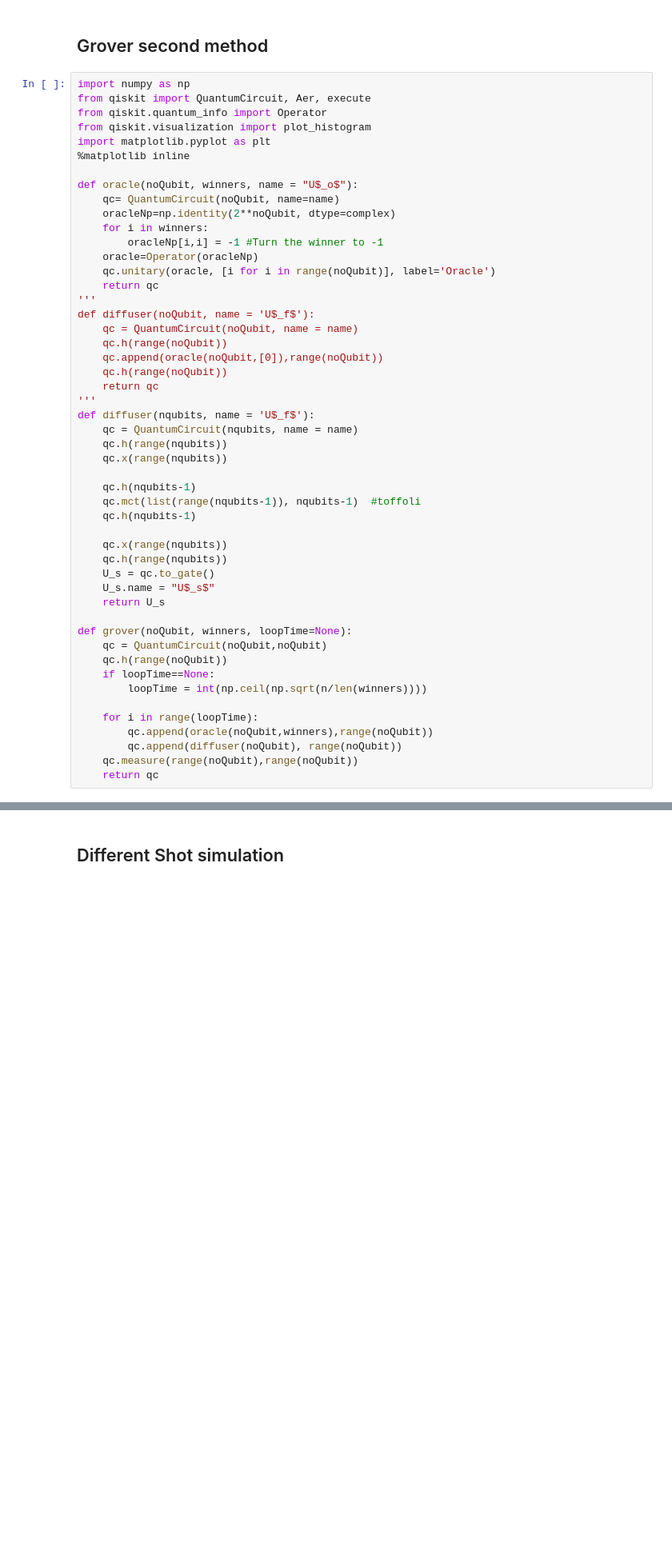
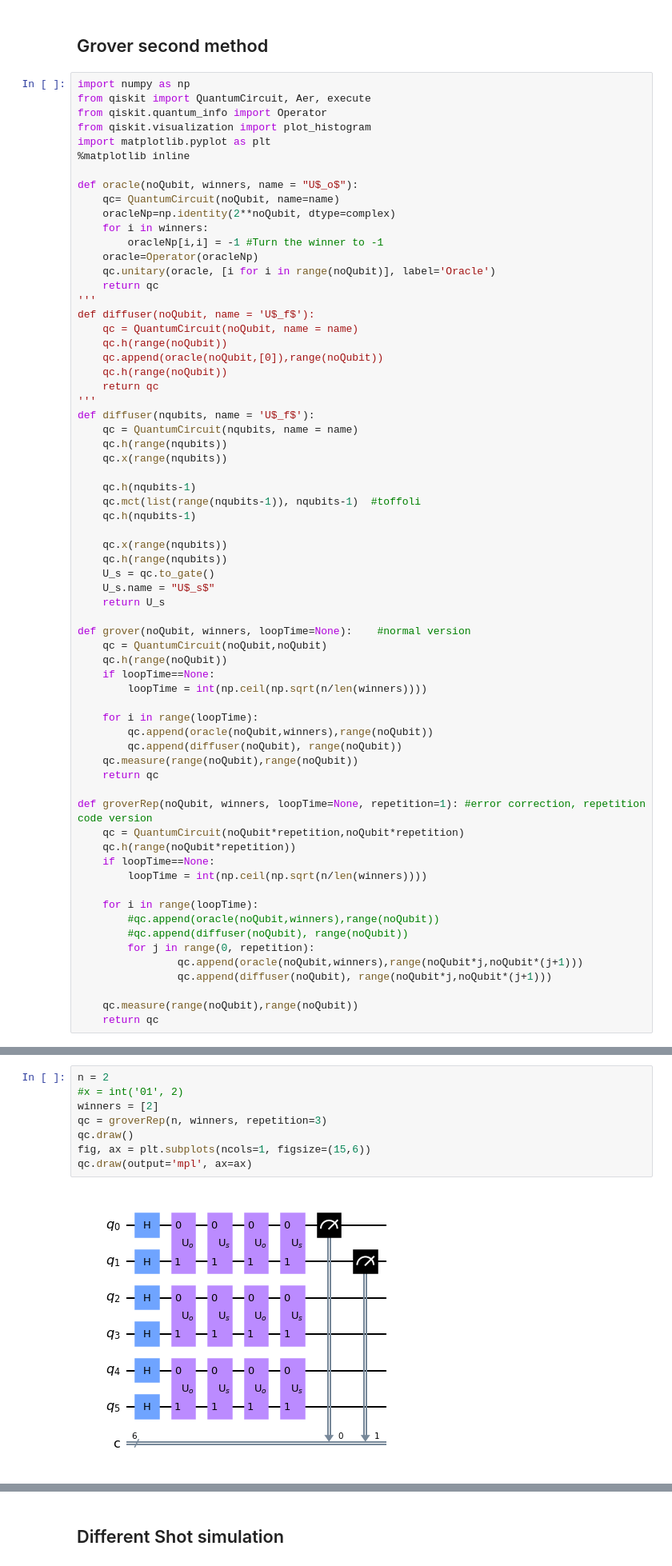
Before and after one commit to Jonathanchan1996/QM_Sandbox, a Jupyter notebook: finalProject.ipynb, the cells around one changed output, grey strips where cells are left out. Shown at 80% size. Saved outputs shown, nothing was run; the diff lists cells and outputs as text; blank space fills up the shorter version.

```diff
--- a/finalProject.ipynb
+++ b/finalProject.ipynb
@@ -188,7 +188,7 @@ def diffuser(nqubits, name = 'U$_f$'):
     U_s.name = "U$_s$"
     return U_s
 
-def grover(noQubit, winners, loopTime=None):
+def grover(noQubit, winners, loopTime=None):    #normal version
     qc = QuantumCircuit(noQubit,noQubit)
     qc.h(range(noQubit))
     if loopTime==None:
@@ -199,4 +199,20 @@ def grover(noQubit, winners, loopTime=None):
         qc.append(diffuser(noQubit), range(noQubit))
     qc.measure(range(noQubit),range(noQubit))
     return qc
+
+def groverRep(noQubit, winners, loopTime=None, repetition=1): #error correction, repetition code version
+    qc = QuantumCircuit(noQubit*repetition,noQubit*repetition)
+    qc.h(range(noQubit*repetition))
+    if loopTime==None:
+        loopTime = int(np.ceil(np.sqrt(n/len(winners))))
+
+    for i in range(loopTime):
+        #qc.append(oracle(noQubit,winners),range(noQubit))
+        #qc.append(diffuser(noQubit), range(noQubit))
+        for j in range(0, repetition):
+                qc.append(oracle(noQubit,winners),range(noQubit*j,noQubit*(j+1)))
+                qc.append(diffuser(noQubit), range(noQubit*j,noQubit*(j+1)))
+
+    qc.measure(range(noQubit),range(noQubit))
+    return qc
 # %%
@@ -211,3 +235,13 @@ qc = grover(n, winners,6)
+# %%
+n = 2
+#x = int('01', 2)
+winners = [2]
+qc = groverRep(n, winners, repetition=3)
+qc.draw()
+fig, ax = plt.subplots(ncols=1, figsize=(15,6))
+qc.draw(output='mpl', ax=ax)
+# %% [output]
+[figure, added]
 # %%
 backend = Aer.get_backend('qasm_simulator')
 myshot=10
```
Also changed, not shown: parts of 1 cell of this notebook, 1 other file.
